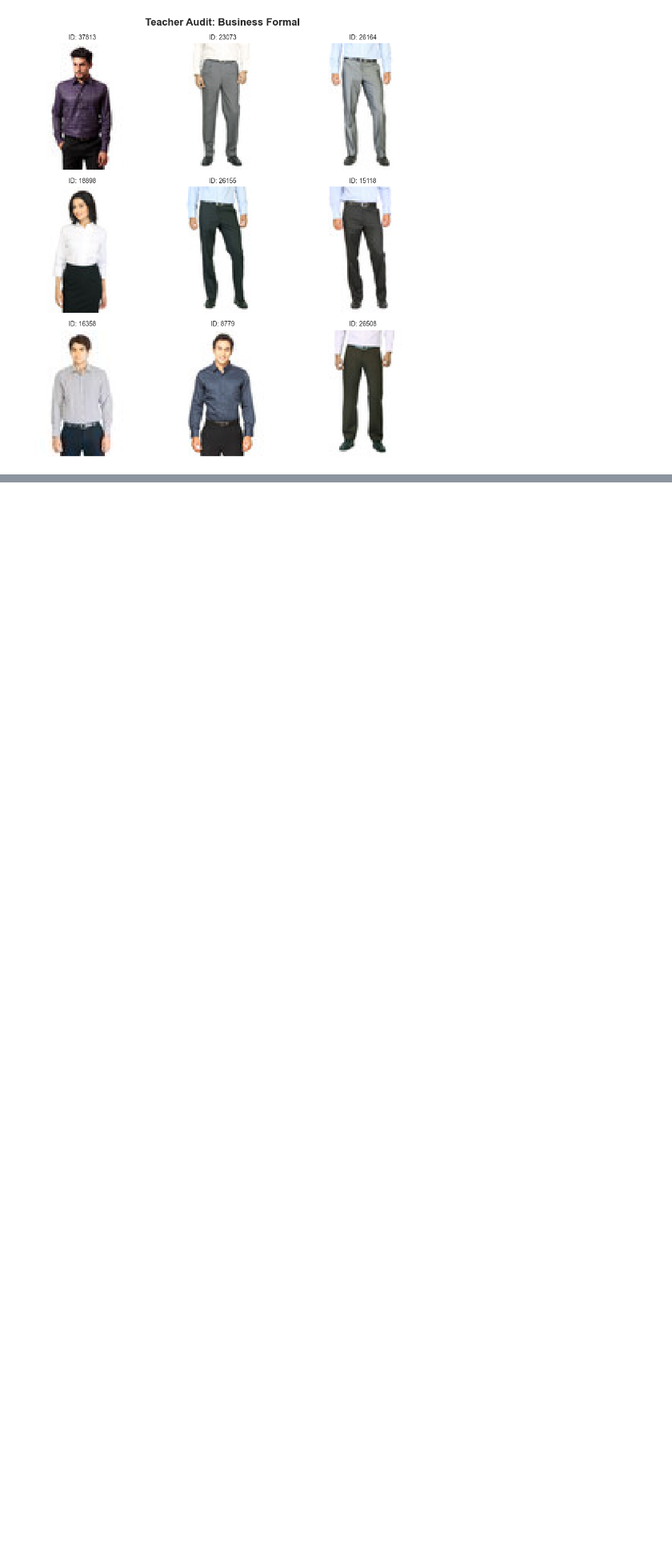
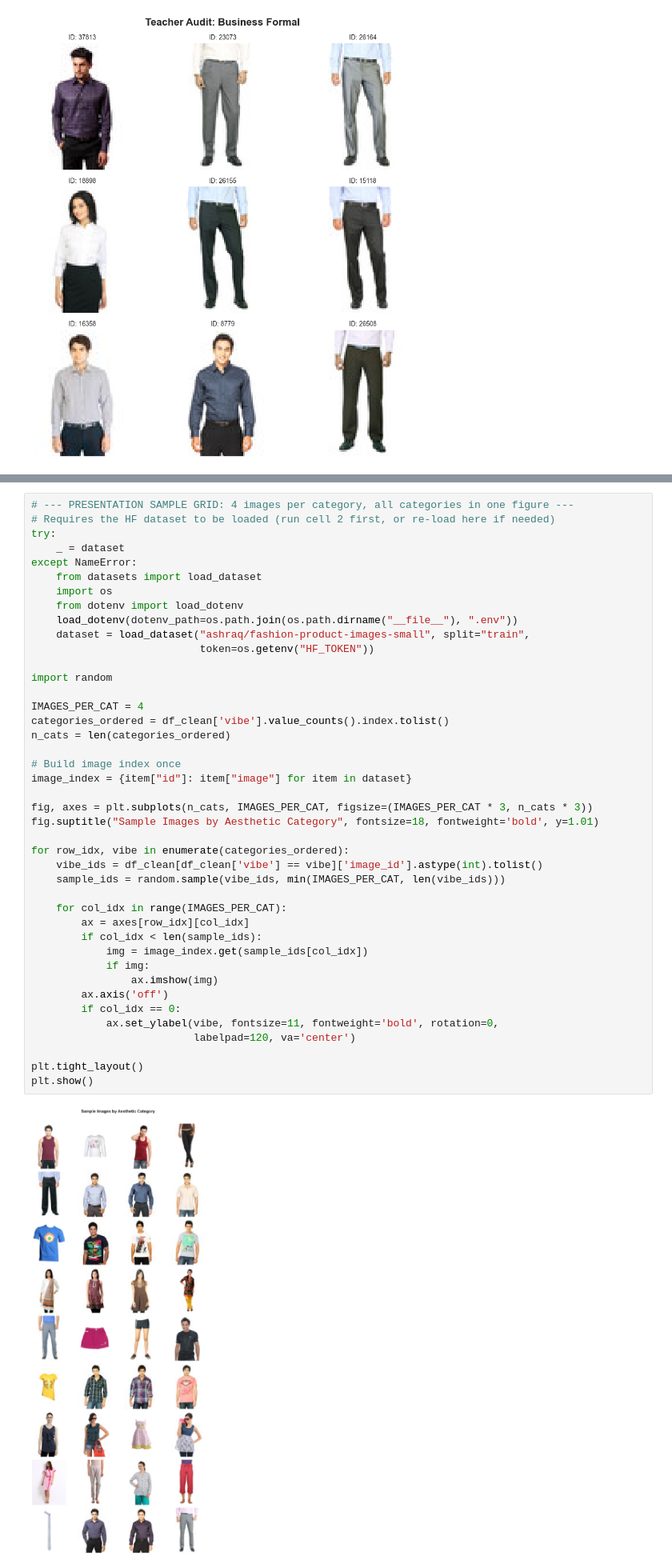
Before and after one commit to adamzhang06/style-snapped, a Jupyter notebook: backend/scripts/eda_audit.ipynb, the cells around one changed output, grey strips where cells are left out. Shown at 80% size. Saved outputs shown, nothing was run; the diff lists cells and outputs as text; blank space fills up the shorter version.

```diff
--- a/backend/scripts/eda_audit.ipynb
+++ b/backend/scripts/eda_audit.ipynb
@@ -84,0 +211,44 @@ Loading Hugging Face dataset...
+# %%
+# --- PRESENTATION SAMPLE GRID: 4 images per category, all categories in one figure ---
+# Requires the HF dataset to be loaded (run cell 2 first, or re-load here if needed)
+try:
+    _ = dataset
+except NameError:
+    from datasets import load_dataset
+    import os
+    from dotenv import load_dotenv
+    load_dotenv(dotenv_path=os.path.join(os.path.dirname("__file__"), ".env"))
+    dataset = load_dataset("ashraq/fashion-product-images-small", split="train",
+                           token=os.getenv("HF_TOKEN"))
+
+import random
+
+IMAGES_PER_CAT = 4
+categories_ordered = df_clean['vibe'].value_counts().index.tolist()
+n_cats = len(categories_ordered)
+
+# Build image index once
+image_index = {item["id"]: item["image"] for item in dataset}
+
+fig, axes = plt.subplots(n_cats, IMAGES_PER_CAT, figsize=(IMAGES_PER_CAT * 3, n_cats * 3))
+fig.suptitle("Sample Images by Aesthetic Category", fontsize=18, fontweight='bold', y=1.01)
+
+for row_idx, vibe in enumerate(categories_ordered):
+    vibe_ids = df_clean[df_clean['vibe'] == vibe]['image_id'].astype(int).tolist()
+    sample_ids = random.sample(vibe_ids, min(IMAGES_PER_CAT, len(vibe_ids)))
+
+    for col_idx in range(IMAGES_PER_CAT):
+        ax = axes[row_idx][col_idx]
+        if col_idx < len(sample_ids):
+            img = image_index.get(sample_ids[col_idx])
+            if img:
+                ax.imshow(img)
+        ax.axis('off')
+        if col_idx == 0:
+            ax.set_ylabel(vibe, fontsize=11, fontweight='bold', rotation=0,
+                          labelpad=120, va='center')
+
+plt.tight_layout()
+plt.show()
+# %% [output]
+[figure, added]
```
Also changed, not shown: parts of 4 cells of this notebook, 9 other files.
